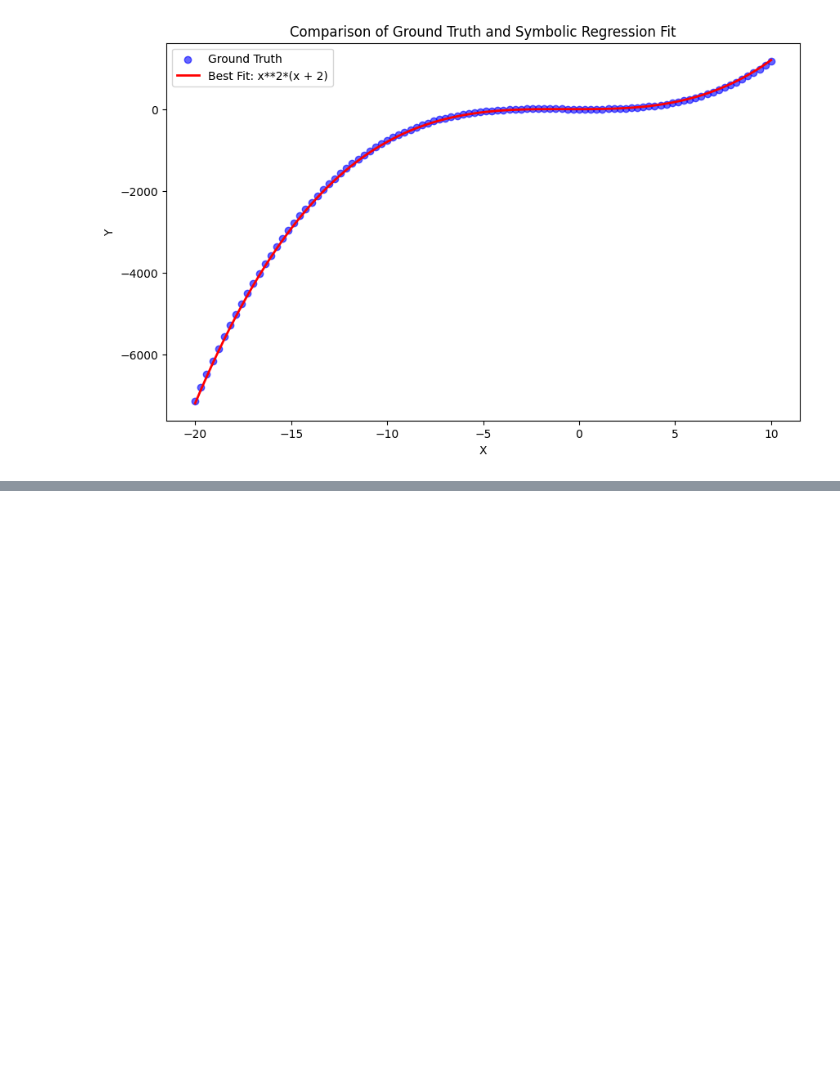
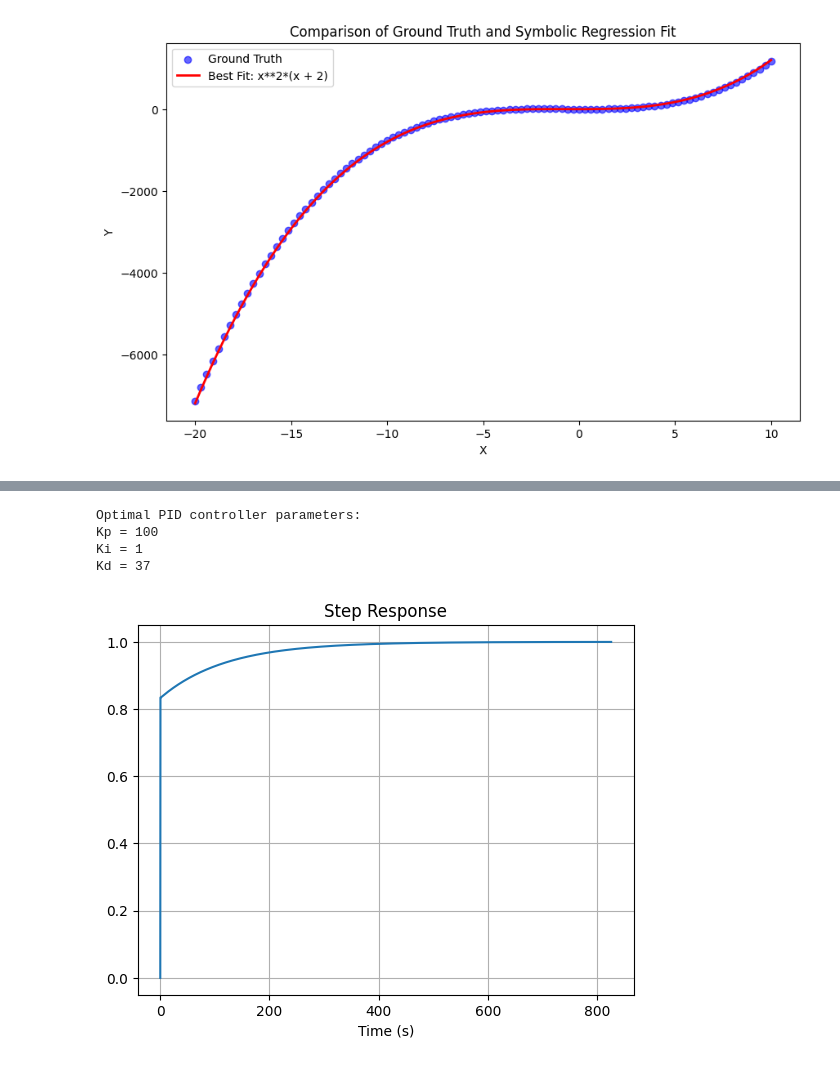
Before and after one commit to SergeiVKalinin/MSE_Spring2024, a Jupyter notebook: Module 1/6_DYI_Symbolic_Regression.ipynb, the cells around one changed output, grey strips where cells are left out. Cells and saved outputs as stored; diff of their text form; code cells hidden in the pictures; blank space fills up the shorter version.

```diff
--- a/Module 1/6_DYI_Symbolic_Regression.ipynb
+++ b/Module 1/6_DYI_Symbolic_Regression.ipynb
@@ -395,0 +817,12 @@ plt.show()
+# %%
+problem = PIDProblem()
+
+algorithm = GA(
+    pop_size=50,
+    sampling=FloatRandomSampling(),
+    crossover=PointCrossover(prob=0.8, n_points=2),
+    mutation = PolynomialMutation(prob=0.3, repair=RoundingRepair()),
+    eliminate_duplicates=True
+)
+
+res = minimize(problem, algorithm, ('n_gen', 20), seed=1, verbose=True)
@@ -395,0 +847,24 @@ plt.show()
+# %%
+best_params = res.X
+print("Optimal PID controller parameters:")
+print("Kp =", best_params[0])
+print("Ki =", best_params[1])
+print("Kd =", best_params[2])
+# %% [output]
+Optimal PID controller parameters:
+Kp = 100
+Ki = 1
+Kd = 37
+# %%
+Kp = best_params[0]
+Ki = best_params[1]
+Kd = best_params[2]
+
+T, t, y =transfer_function(Kp,Ki,Kd)
+
+plt.plot(t,y)
+plt.title("Step Response")
+plt.xlabel("Time (s)")
+plt.grid()
+# %% [output]
+[figure, added]
```
Also changed, not shown: parts of 41 cells of this notebook.
